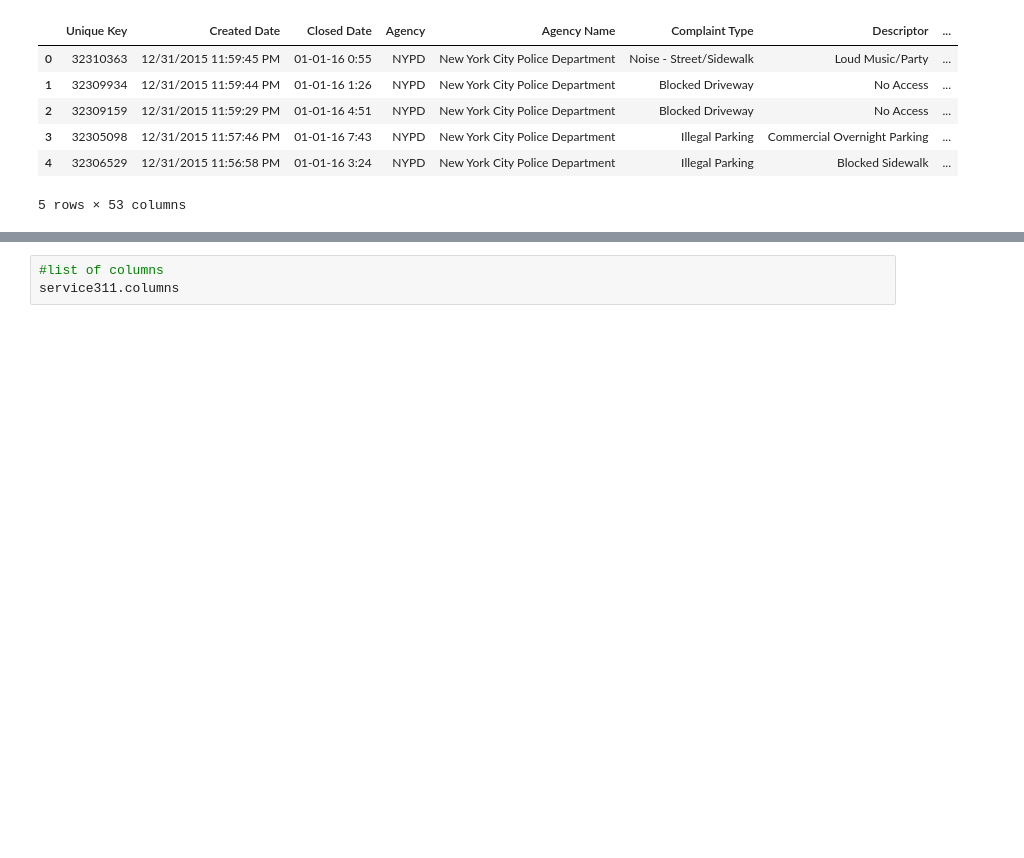
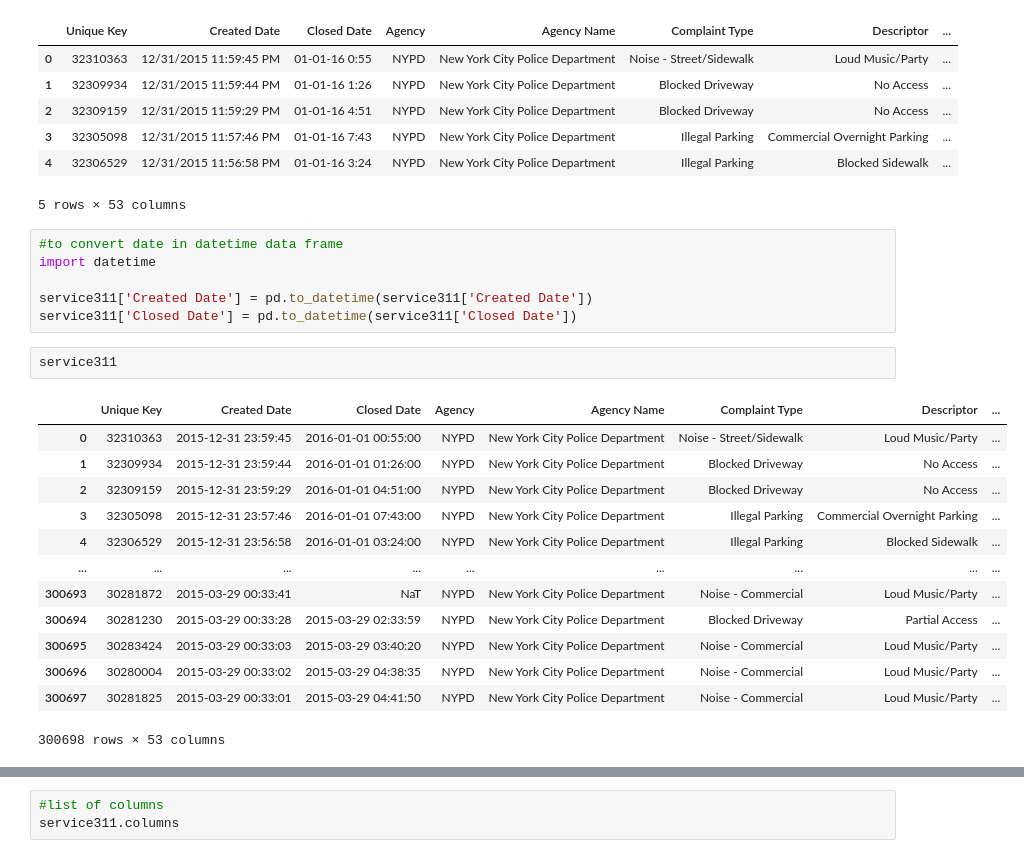
Before and after one commit to Sangmeshwar96/NYC-311-Call-service, a Jupyter notebook: NYC Call 311 Service.ipynb, the cells around one changed output, grey strips where cells are left out. Drawn from its saved outputs; the diff is of its cells as text; blank space fills up the shorter version.

```diff
--- a/NYC Call 311 Service.ipynb
+++ b/NYC Call 311 Service.ipynb
@@ -34,3 +54,25 @@ service311.head()
 | 3 | 32305098 | 12/31/2015 11:57:46 PM | 01-01-16 7:43 | NYPD | New York City Police Department | Illegal Parking | Commercial Overnight Parking | ... |
 | 4 | 32306529 | 12/31/2015 11:56:58 PM | 01-01-16 3:24 | NYPD | New York City Police Department | Illegal Parking | Blocked Sidewalk | ... |
 5 rows × 53 columns
+# %%
+#to convert date in datetime data frame
+import datetime
+
+service311['Created Date'] = pd.to_datetime(service311['Created Date'])
+service311['Closed Date'] = pd.to_datetime(service311['Closed Date'])
+# %%
+service311
+# %% [output]
+|  | Unique Key | Created Date | Closed Date | Agency | Agency Name | Complaint Type | Descriptor | ... |
+| 0 | 32310363 | 2015-12-31 23:59:45 | 2016-01-01 00:55:00 | NYPD | New York City Police Department | Noise - Street/Sidewalk | Loud Music/Party | ... |
+| 1 | 32309934 | 2015-12-31 23:59:44 | 2016-01-01 01:26:00 | NYPD | New York City Police Department | Blocked Driveway | No Access | ... |
+| 2 | 32309159 | 2015-12-31 23:59:29 | 2016-01-01 04:51:00 | NYPD | New York City Police Department | Blocked Driveway | No Access | ... |
+| 3 | 32305098 | 2015-12-31 23:57:46 | 2016-01-01 07:43:00 | NYPD | New York City Police Department | Illegal Parking | Commercial Overnight Parking | ... |
+| 4 | 32306529 | 2015-12-31 23:56:58 | 2016-01-01 03:24:00 | NYPD | New York City Police Department | Illegal Parking | Blocked Sidewalk | ... |
+| ... | ... | ... | ... | ... | ... | ... | ... | ... |
+| 300693 | 30281872 | 2015-03-29 00:33:41 | NaT | NYPD | New York City Police Department | Noise - Commercial | Loud Music/Party | ... |
+| 300694 | 30281230 | 2015-03-29 00:33:28 | 2015-03-29 02:33:59 | NYPD | New York City Police Department | Blocked Driveway | Partial Access | ... |
+| 300695 | 30283424 | 2015-03-29 00:33:03 | 2015-03-29 03:40:20 | NYPD | New York City Police Department | Noise - Commercial | Loud Music/Party | ... |
+| 300696 | 30280004 | 2015-03-29 00:33:02 | 2015-03-29 04:38:35 | NYPD | New York City Police Department | Noise - Commercial | Loud Music/Party | ... |
+| 300697 | 30281825 | 2015-03-29 00:33:01 | 2015-03-29 04:41:50 | NYPD | New York City Police Department | Noise - Commercial | Loud Music/Party | ... |
+300698 rows × 53 columns
```
Also changed, not shown: parts of 2 cells of this notebook.
